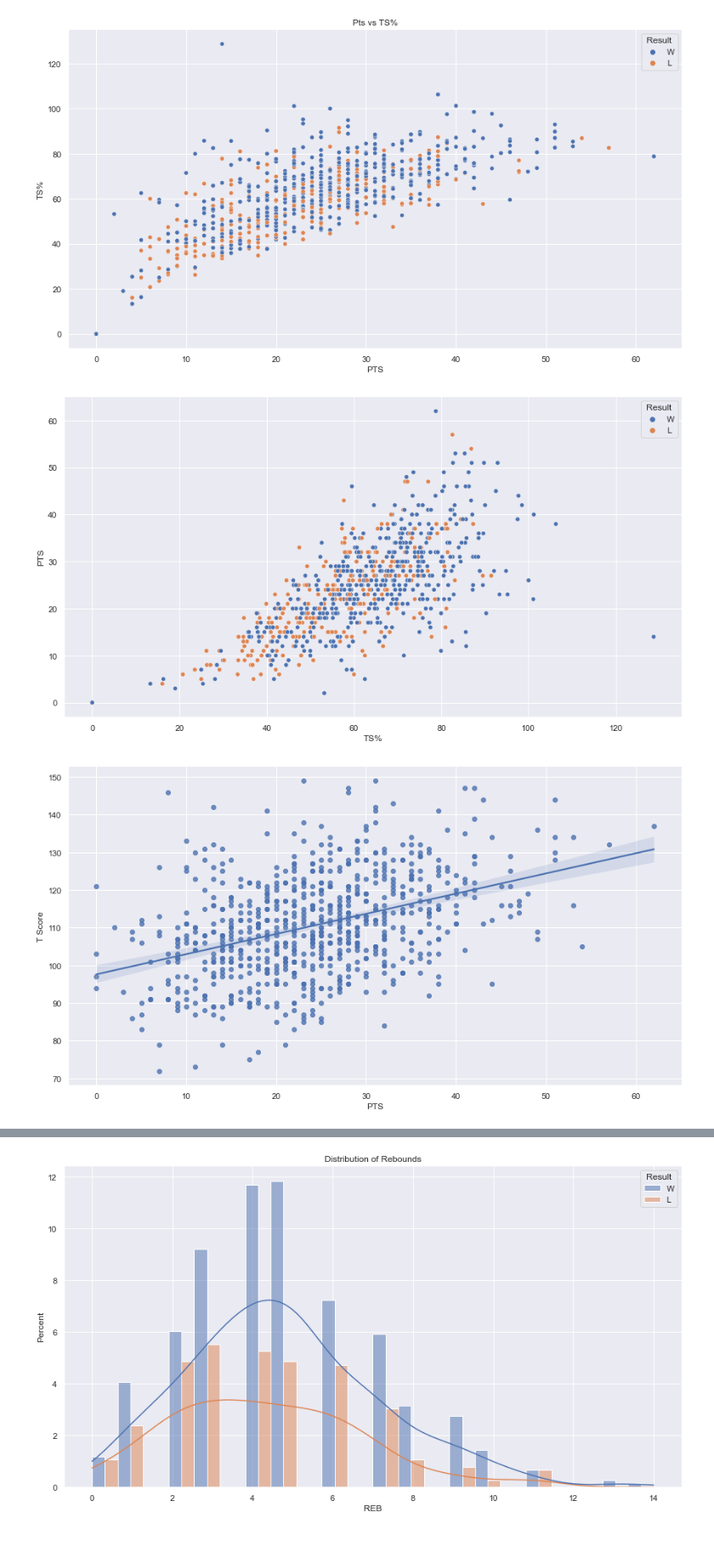
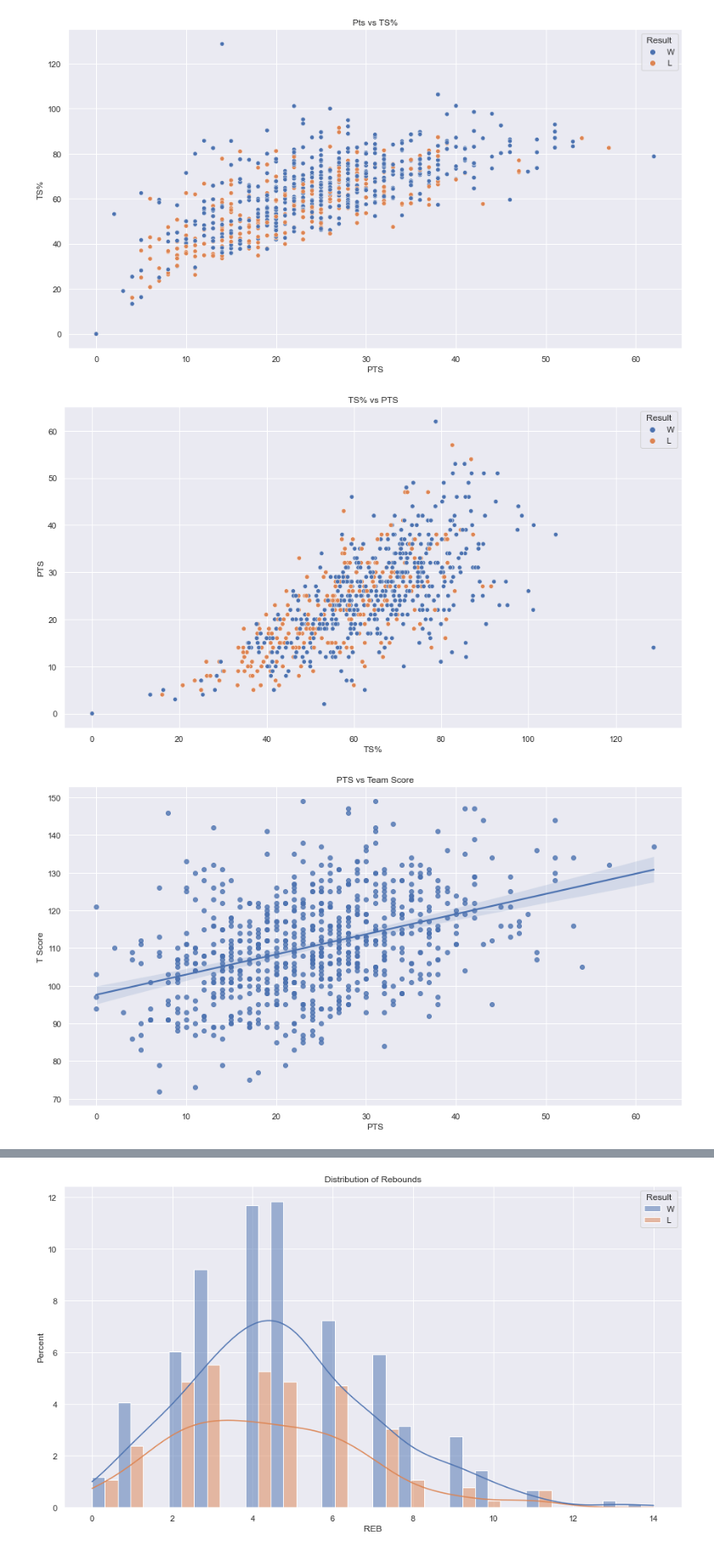
Before and after one commit to sidmurthy/stephstuff, a Jupyter notebook: src/stephplayground.ipynb, the cells around one changed output, grey strips where cells are left out. Shown at 85% size. Saved outputs shown, nothing was run; the diff lists cells and outputs as text; code cells hidden in the pictures.

```diff
--- a/src/stephplayground.ipynb
+++ b/src/stephplayground.ipynb
@@ -37,6 +33,7 @@ Index(['Season_year', 'Season_div', 'Date', 'OPP', 'Result', 'T Score',
 # %%
-reg_szn['AST/TO'] = reg_szn['AST']/reg_szn['TO']
-reg_szn['eFG%'] = (reg_szn['FGM'] + (0.5 * reg_szn['3PTM'])) / reg_szn['FGA'] * 100
-reg_szn['TS%'] = (reg_szn['PTS'] / (2 * (reg_szn['FGA'] + (0.44 * reg_szn['FTA'])))) * 100
-reg_szn['Triple Double'] = ((reg_szn['PTS'] >= 10) & (reg_szn['REB'] >= 10) & (reg_szn['AST'] >= 10))
-reg_szn['Triple Double'].value_counts()
+def add_advanced_stats(df):
+    df['AST/TO'] = df['AST']/df['TO']
+    df['eFG%'] = (df['FGM'] + (0.5 * df['3PTM'])) / df['FGA'] * 100
+    df['TS%'] = (df['PTS'] / (2 * (df['FGA'] + (0.44 * df['FTA'])))) * 100
+    df['Triple Double'] = ((df['PTS'] >= 10) & (df['REB'] >= 10) & (df['AST'] >= 10)).astype(int)
+    return df
@@ -47 +53,3 @@ Name: Triple Double, dtype: int64
+# %%
+reg_szn = add_advanced_stats(reg_szn)
 # %%
@@ -56,11 +64,13 @@ plt.title('Pts vs TS%');
 [figure]
 # %%
 sns.scatterplot(data=reg_szn, x='TS%', y='PTS', hue='Result');
+plt.title('TS% vs PTS');
 # %% [output]
-[figure, old version]
+[figure, new version]
 # %%
 sns.regplot(data=reg_szn, x='PTS', y='T Score');
+plt.title('PTS vs Team Score');
 # %% [output]
-[figure, old version]
+[figure, new version]
 # %%
 sns.scatterplot(data=twentyone, x='3P%', y='PTS', hue='Result');
```
Also changed, not shown: parts of 33 cells of this notebook.
